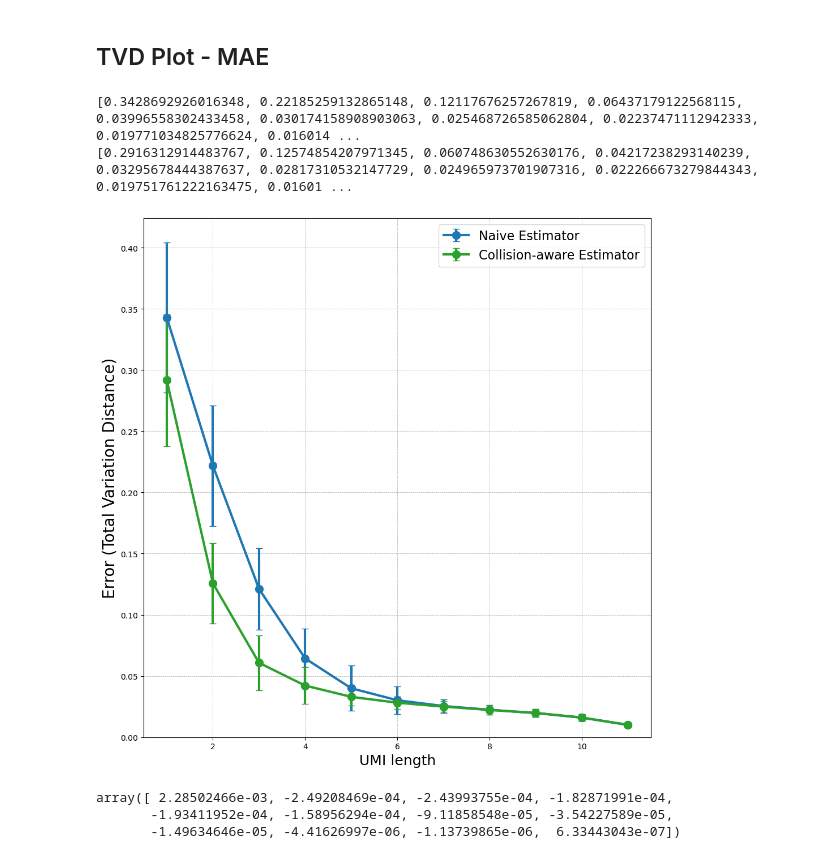
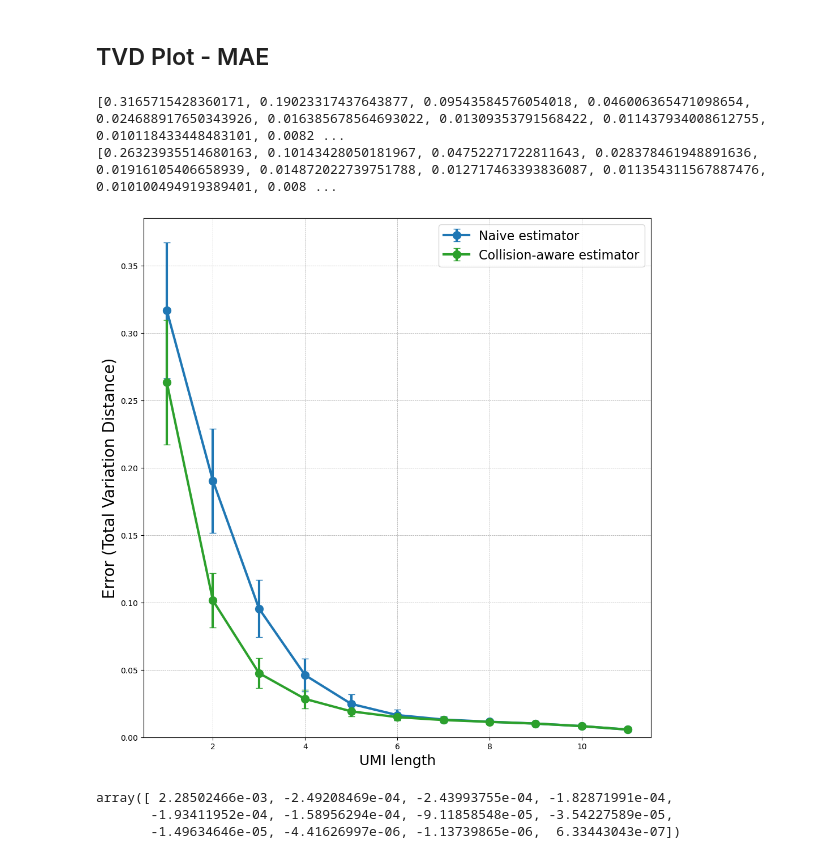
Before and after one commit to agdylan/minimal_UMIs, a Jupyter notebook: figures_ur/manuscript_figures_notebook.ipynb, the cells around one changed output. Drawn from its saved outputs; the diff is of its cells as text; code cells hidden in the pictures.

```diff
--- a/figures_ur/manuscript_figures_notebook.ipynb
+++ b/figures_ur/manuscript_figures_notebook.ipynb
@@ -6,9 +6,9 @@ import numpy as np
 import matplotlib.pyplot as plt
 
 
-directory = "/data/dagyeman/cellranger/bam_file_analysis/1k_PBMCs/ur_objects/adata_matrices/"  # Directory for 1k_PBMCs
+# directory = "/data/dagyeman/cellranger/bam_file_analysis/1k_PBMCs/ur_objects/adata_matrices/"  # Directory for 1k_PBMCs
 
-# directory = "/data/dagyeman/cellranger/bam_file_analysis/10k_PBMCs/ur_objects/adata_matrices/"    # Directory for 10k PBMCS
+directory = "/data/dagyeman/cellranger/bam_file_analysis/10k_PBMCs/ur_objects/adata_matrices/"    # Directory for 10k PBMCS
 
 adata_dict = {}
 for i in range(1, 13):
@@ -488,9 +488,9 @@ import scanpy as sc
 import numpy as np
 import matplotlib.pyplot as plt
 
-directory = "/data/dagyeman/cellranger/bam_file_analysis/1k_PBMCs/ur_objects/inverted2_adata_matrices/"  # Directory for 1k_PBMCs
+# directory = "/data/dagyeman/cellranger/bam_file_analysis/1k_PBMCs/ur_objects/inverted2_adata_matrices/"  # Directory for 1k_PBMCs
 
-# directory = "/data/dagyeman/cellranger/bam_file_analysis/10k_PBMCs/ur_objects_inverted2_adata_matrices/"    # Directory for 10k PBMCS
+directory = "/data/dagyeman/cellranger/bam_file_analysis/10k_PBMCs/ur_objects/inverted2_adata_matrices/"    # Directory for 10k PBMCS
 
 adata_dict = {}
 for i in range(1, 13):
@@ -501,7 +501,7 @@ print(adata_dict[6])
 
 # Load the ground truth vector
 
-adata_12 = sc.read_h5ad("/data/dagyeman/cellranger/bam_file_analysis/1k_PBMCs/ur_objects/adata_matrices/adata_12.h5ad") #1k_PBMCs
-# adata_12 = sc.read_h5ad("/data/dagyeman/cellranger/bam_file_analysis/10k_PBMCs/ur_objects/adata_matrices/adata_12.h5ad") #10k PBMCs
+# adata_12 = sc.read_h5ad("/data/dagyeman/cellranger/bam_file_analysis/1k_PBMCs/ur_objects/adata_matrices/adata_12.h5ad") #1k_PBMCs
+adata_12 = sc.read_h5ad("/data/dagyeman/cellranger/bam_file_analysis/10k_PBMCs/ur_objects/adata_matrices/adata_12.h5ad") #10k PBMCs
 adata_12
 # %% [output]
@@ -1117,16 +1117,16 @@ def tvd(p, q):
     return 0.5 * np.sum(np.abs(p - q))
 
 # Loading the regular adata matrices
-# common_path = "/data/dagyeman/cellranger/bam_file_analysis/1k_PBMCs/ub_objects/adata_matrices"
-common_path = "/data/dagyeman/cellranger/bam_file_analysis/1k_PBMCs/ur_objects/adata_matrices"
+# common_path = "/data/dagyeman/cellranger/bam_file_analysis/1k_PBMCs/ur_objects/adata_matrices"
+common_path = "/data/dagyeman/cellranger/bam_file_analysis/10k_PBMCs/ur_objects/adata_matrices"
 regular_adata_dict = {}
 for i in range(1, 13):
     path = f"{common_path}/adata_{i}.h5ad"
     regular_adata_dict[i] = sc.read_h5ad(path)
 
 # Loading the inverted adata matrices
-# common_path2 = "/data/dagyeman/cellranger/bam_file_analysis/1k_PBMCs/ur_objects/inverted2_adata_matrices" # regular 1k
-common_path2 = "/data/dagyeman/cellranger/bam_file_analysis/1k_PBMCs/ur_objects/inverted3_adata_matrices" # rounded 1k
+# common_path2 = "/data/dagyeman/cellranger/bam_file_analysis/1k_PBMCs/ur_objects/inverted2_adata_matrices" # rounded 1k
+common_path2 = "/data/dagyeman/cellranger/bam_file_analysis/10k_PBMCs/ur_objects/inverted2_adata_matrices" # rounded 1k
 inverted_adata_dict = {}
 for i in range(1, 13):
     path = f"{common_path2}/adata_inverted_{i}.h5ad"
@@ -1240,39 +1240,40 @@ plt.errorbar(
     elinewidth=3,
     capsize=4,
     markersize=10,
-    label='Naive Estimator'
+    label='Naive estimator'
 )
 
 # Plot errors for the Inverted Matrices (Collision-aware Estimator) - GREEN
 plt.errorbar(
     range(1, num_experiments),
     mean_errors2[:-1],
     yerr=std_errors2[:-1],
     fmt='o-',
     color='#2ca02c',        # Green for Collision-aware Estimator
     ecolor='#2ca02c',
     linewidth=3,
     elinewidth=3,
     capsize=4,
     markersize=10,
-    label='Collision-aware Estimator'
+    label='Collision-aware estimator'
 )
 
 # Labels and grid
 plt.xlabel('UMI length', fontsize=18)
 plt.ylabel('Error (Total Variation Distance)', fontsize=20)
 plt.ylim(bottom=0)
 plt.legend(fontsize=16)
 plt.grid(True, linestyle='--', linewidth=0.5, color='gray', alpha=0.7)
 plt.tight_layout()
 
 # Save and show
-# plt.savefig("/data/dagyeman/cellranger/bam_file_analysis/figures_ur/manuscript_figures/1k_tvd_plot.pdf")
+# plt.savefig("/data/dagyeman/cellranger/bam_file_analysis/figures_ur/manuscript_figures/1k_tvd_plot.pdf") #1k PBMCs
+plt.savefig("/data/dagyeman/cellranger/bam_file_analysis/figures_ur/manuscript_figures/10k_PBMCs/10k_tvd_plot.pdf") #10k PBMCs
 plt.show()
 # %% [output]
-[0.3428692926016348, 0.22185259132865148, 0.12117676257267819, 0.06437179122568115, 0.03996558302433458, 0.030174158908903063, 0.025468726585062804, 0.02237471112942333, 0.019771034825776624, 0.016014 ...
-[0.2916312914483767, 0.12574854207971345, 0.060748630552630176, 0.04217238293140239, 0.03295678444387637, 0.02817310532147729, 0.024965973701907316, 0.022266673279844343, 0.019751761222163475, 0.01601 ...
+[0.3165715428360171, 0.19023317437643877, 0.09543584576054018, 0.046006365471098654, 0.024688917650343926, 0.016385678564693022, 0.01309353791568422, 0.011437934008612755, 0.010118433448483101, 0.0082 ...
+[0.26323935514680163, 0.10143428050181967, 0.04752271722811643, 0.028378461948891636, 0.01916105406658939, 0.014872022739751788, 0.012717463393836087, 0.011354311567887476, 0.010100494919389401, 0.008 ...
-[figure, old version]
+[figure, new version]
 # %%
 unrounded_means_naive = mean_errors
 unrounded_means_model = mean_errors2
```
Also changed, not shown: parts of 5 cells of this notebook, 4 other files.
